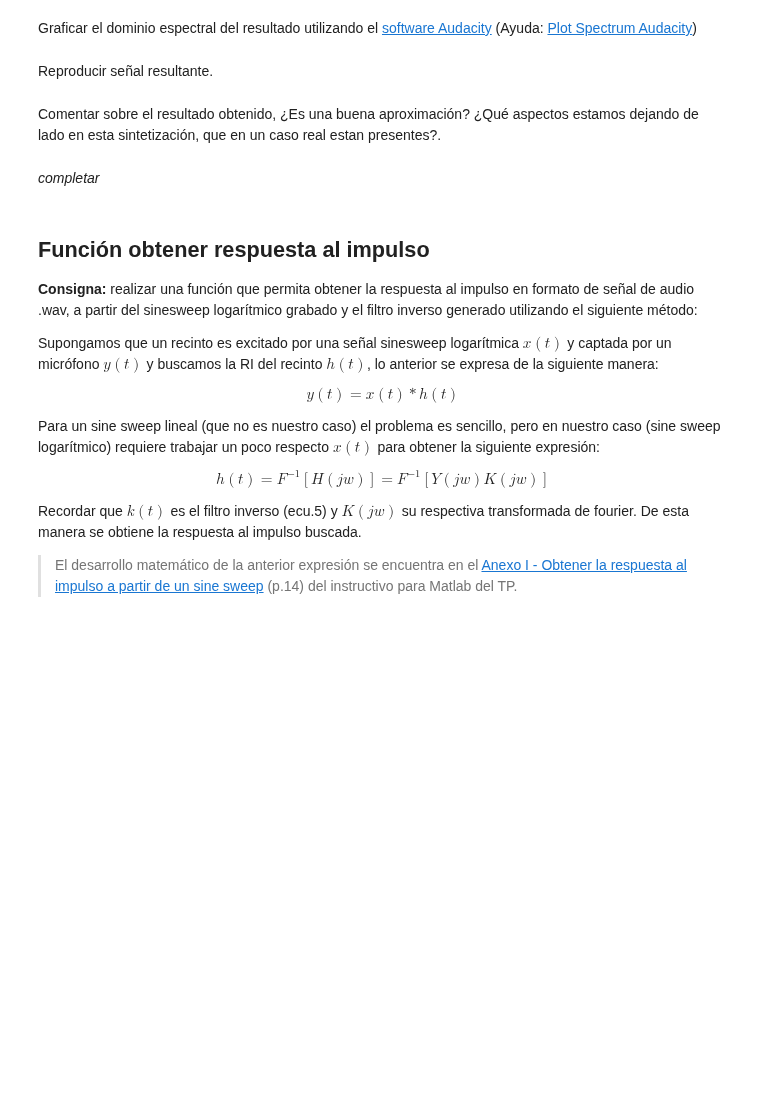
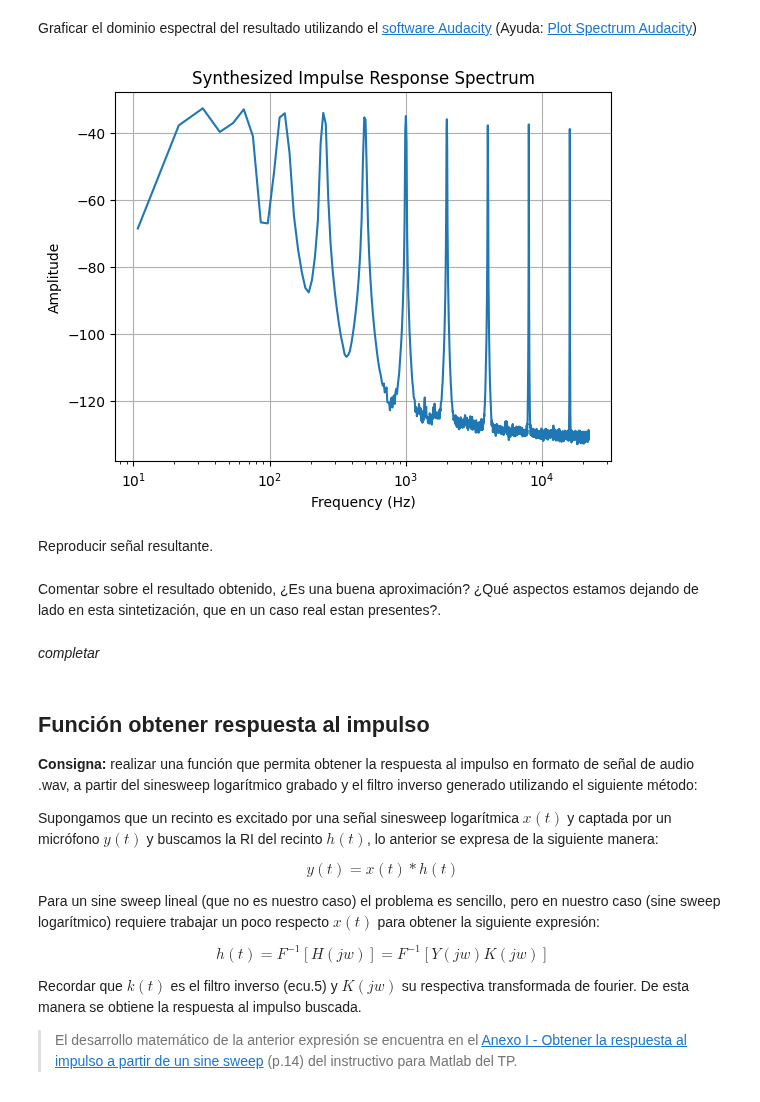
Before and after one commit to jaldreyuntref/sys, a Jupyter notebook: segunda_entrega/segunda_entrega.ipynb, the cells around one changed output. Saved outputs shown, nothing was run; the diff lists cells and outputs as text; code cells hidden in the pictures; blank space fills up the shorter version.

```diff
--- a/segunda_entrega/segunda_entrega.ipynb
+++ b/segunda_entrega/segunda_entrega.ipynb
@@ -128,2 +134,7 @@ Graficar el dominio espectral del resultado utilizando el [software Audacity](ht
+# %%
+df = pd.read_csv("media/spectrum-synthesized-impulse-response.txt", sep='\t', header=0)
+plot(df.iloc[:, 0], df.iloc[:, 1], "Frequency (Hz)", "Amplitude", "Synthesized Impulse Response Spectrum", "log")
+# %% [output]
+[figure, added]
 # %% [markdown]
 Reproducir señal resultante.
```
Also changed, not shown: parts of 13 cells of this notebook, 5 other files.
